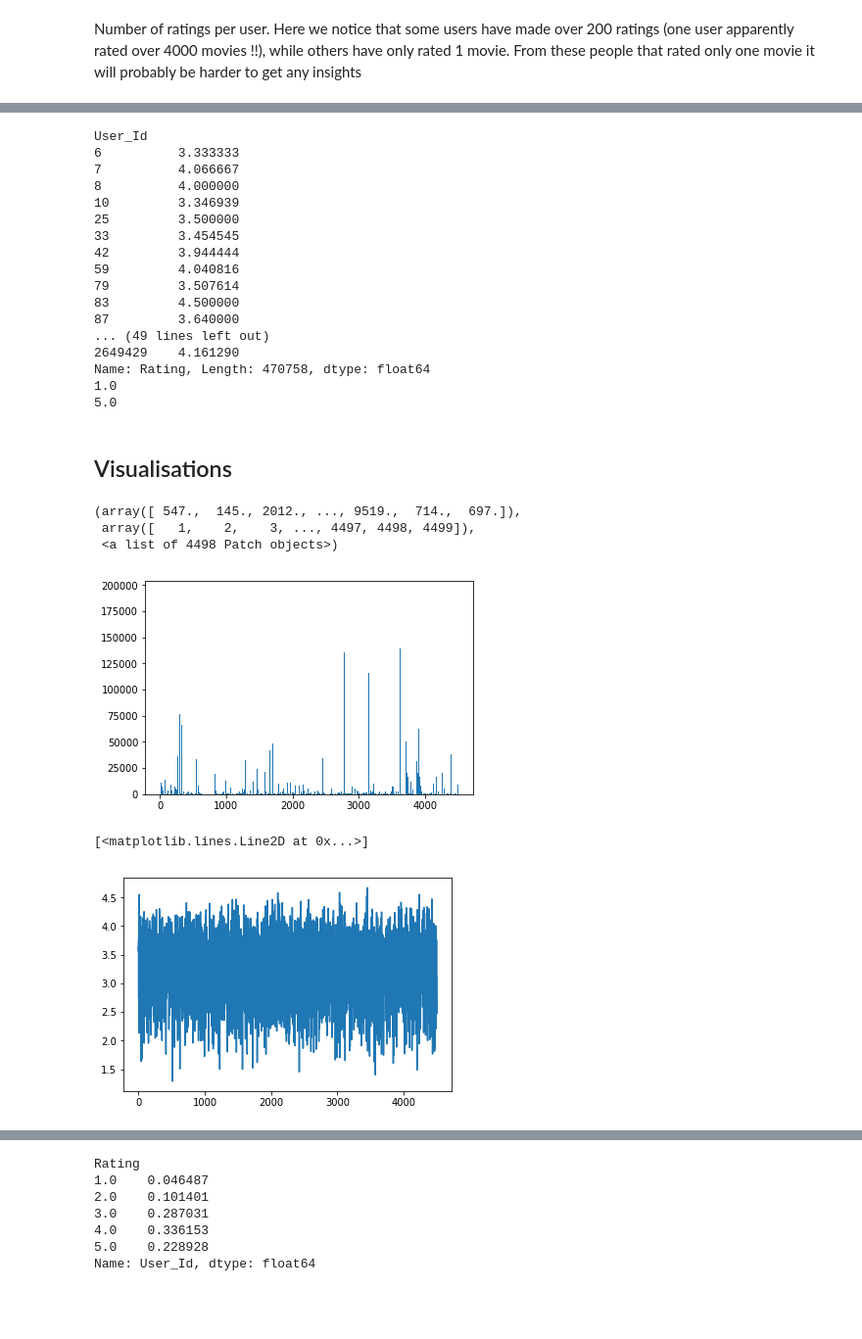
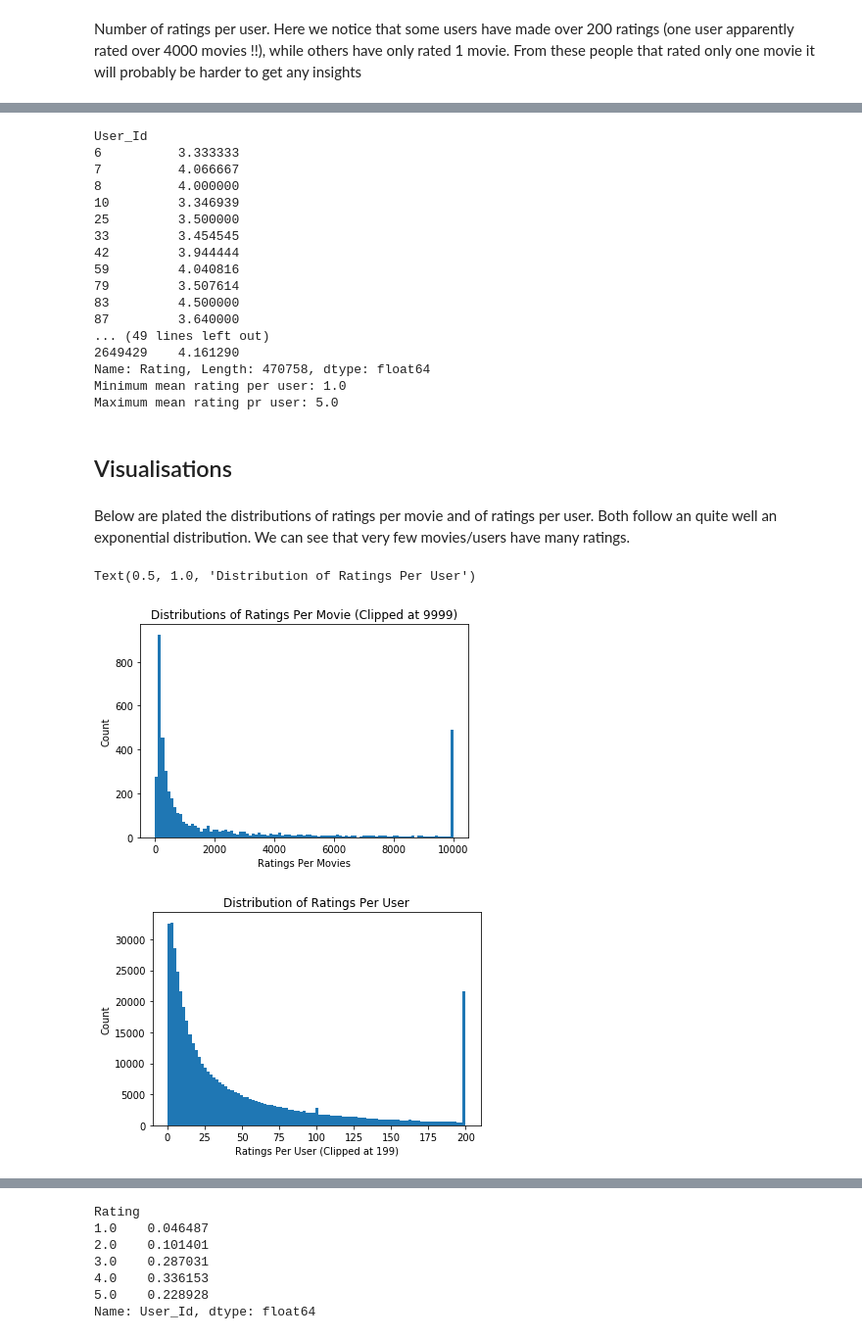
Before and after one commit to Cernewein/ModelBasedMovieRecommendation, a Jupyter notebook: Data exploration.ipynb, the cells around one changed output, grey strips where cells are left out. Shown: that part at 98% size. Drawn from its saved outputs; the diff is of its cells as text; code cells hidden in the pictures; blank space fills up the shorter version.

Commit message:
Visualization + Text Descriptions

```diff
--- a/Data exploration.ipynb
+++ b/Data exploration.ipynb
@@ -164,8 +156,9 @@ Name: Rating, Length: 470758, dtype: int64
 # %%
+
 mean_rating_user = df.groupby('User_Id').mean()['Rating']
 print(mean_rating_user)
-print(min(mean_rating_user))
-print(max(mean_rating_user))
+print("Minimum mean rating per user:",min(mean_rating_user))
+print("Maximum mean rating pr user:",max(mean_rating_user))
 # %% [output]
 User_Id
 6          3.333333
@@ -182,21 +175,35 @@ User_Id
 ... (49 lines left out)
 2649429    4.161290
 Name: Rating, Length: 470758, dtype: float64
-1.0
-5.0
+Minimum mean rating per user: 1.0
+Maximum mean rating pr user: 5.0
 # %% [markdown]
 ## Visualisations
-# %%
-plt.hist(df['Movie_Id'], bins = list(df['Movie_Id'].unique()))
-# %% [output]
-(array([ 547.,  145., 2012., ..., 9519.,  714.,  697.]),
- array([   1,    2,    3, ..., 4497, 4498, 4499]),
- <a list of 4498 Patch objects>)
-[figure, removed]
-# %%
-plt.plot(mean_rating.index,mean_rating.values)
-# %% [output]
-[<matplotlib.lines.Line2D at 0x...>]
-[figure, removed]
+# %% [markdown]
+Below are plated the distributions of ratings per movie and of ratings per user. Both follow an quite well an exponential distribution. We can see that very few movies/users have many ratings.
+# %%
+##### Ratings Per Movie #####
+# Get data
+data = df.groupby('Movie_Id')['Rating'].count().clip(upper=9999)
+
+# Create trace
+trace = plt.hist(x = data.values, bins = np.linspace(0,10000,100))
+plt.xlabel("Ratings Per Movies")
+plt.ylabel("Count")
+plt.title("Distributions of Ratings Per Movie (Clipped at 9999)")
+plt.figure()
+
+##### Ratings Per User #####
+# Get data
+data = df.groupby('User_Id')['Rating'].count().clip(upper=199)
+# Create trace
+trace = plt.hist(x = data.values, bins = np.linspace(0,200,100))
+plt.xlabel("Ratings Per User (Clipped at 199)")
+plt.ylabel("Count")
+plt.title("Distribution of Ratings Per User")
+# %% [output]
+Text(0.5, 1.0, 'Distribution of Ratings Per User')
+[figure, added]
+[figure, added]
 # %% [markdown]
 Here we take a look at the number of ratings per value of rating, ie the number of ratings 1, ratings 2 etc..
```
Also changed, not shown: parts of 8 cells of this notebook.
